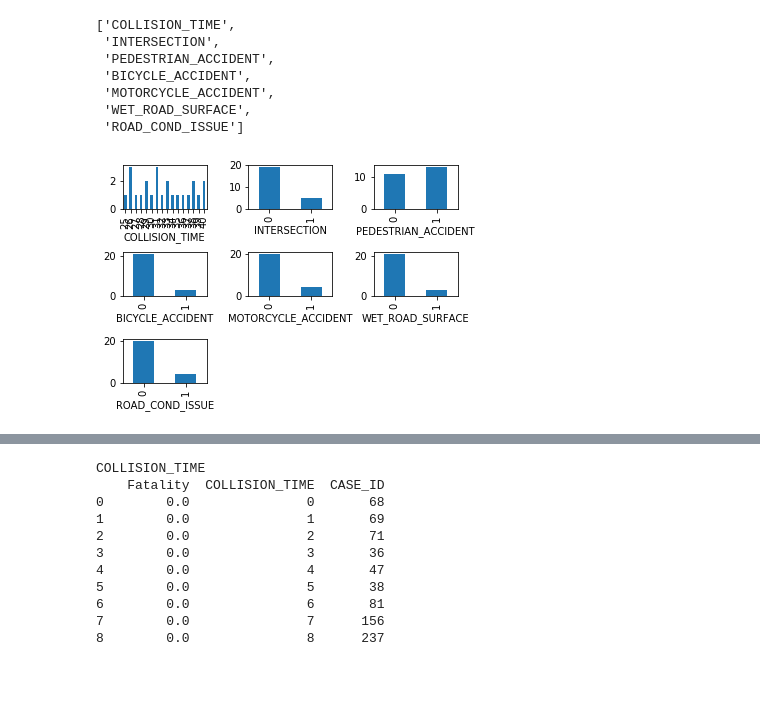
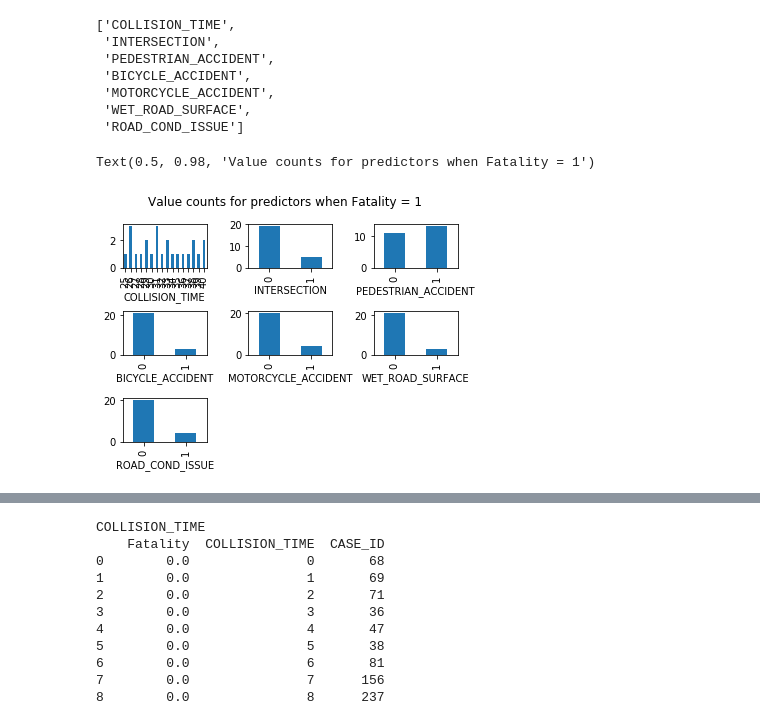
Before and after one commit to bingwang32/LinReg_Final_Proj, a Jupyter notebook: LinReg_FinalProj_Code.ipynb, the cells around one changed output, grey strips where cells are left out. Drawn from its saved outputs; the diff is of its cells as text; code cells hidden in the pictures; blank space fills up the shorter version.

```diff
--- a/LinReg_FinalProj_Code.ipynb
+++ b/LinReg_FinalProj_Code.ipynb
@@ -121,7 +121,7 @@ There are way more Fatality == 1 observations than Fatality == 0 observations.
 In making side-by-side bar plots of value counts of predictors' values when response == 1 and response == 0, let's only show plots with response = Fatality == 1, since otherwise, the overwhelming size of observations with Fatality == 0 would overwhelm the size of bars with Fatality == 0.
 # %%
 # get list of all possible predictors
-pred_col = [col for col in pred.columns if col != "CASE_ID" and col != "Fatality"]
+pred_col = [col for col in c.columns if col != "CASE_ID" and col != "Fatality"]
 pred_col
 # %% [output]
 ['COLLISION_TIME',
@@ -134,14 +134,16 @@ pred_col
 # %%
 fig = plt.figure()
 fig.subplots_adjust(hspace=1, wspace=0.5)
 for i, col in enumerate(pred_col, start = 1):
     plt.subplot(3, 3, i)
     cfp = c[["Fatality", col, "CASE_ID"]].groupby(["Fatality", col]).count().reset_index()
     cfp.loc[cfp.Fatality == 1]["CASE_ID"].plot(kind='bar')
     if col!="COLLISION_TIME":
         plt.xticks(np.arange(0,2), (0, 1))
     plt.xlabel(col)
+fig.suptitle("Value counts for predictors when Fatality = 1")
 
-# these are value counts for each predictor when Fatality == 1
+# these are value counts for each predictor when Fatality = 1
 # %% [output]
+Text(0.5, 0.98, 'Value counts for predictors when Fatality = 1')
-[figure, old version]
+[figure, new version]
```
Also changed, not shown: parts of 25 cells of this notebook.
